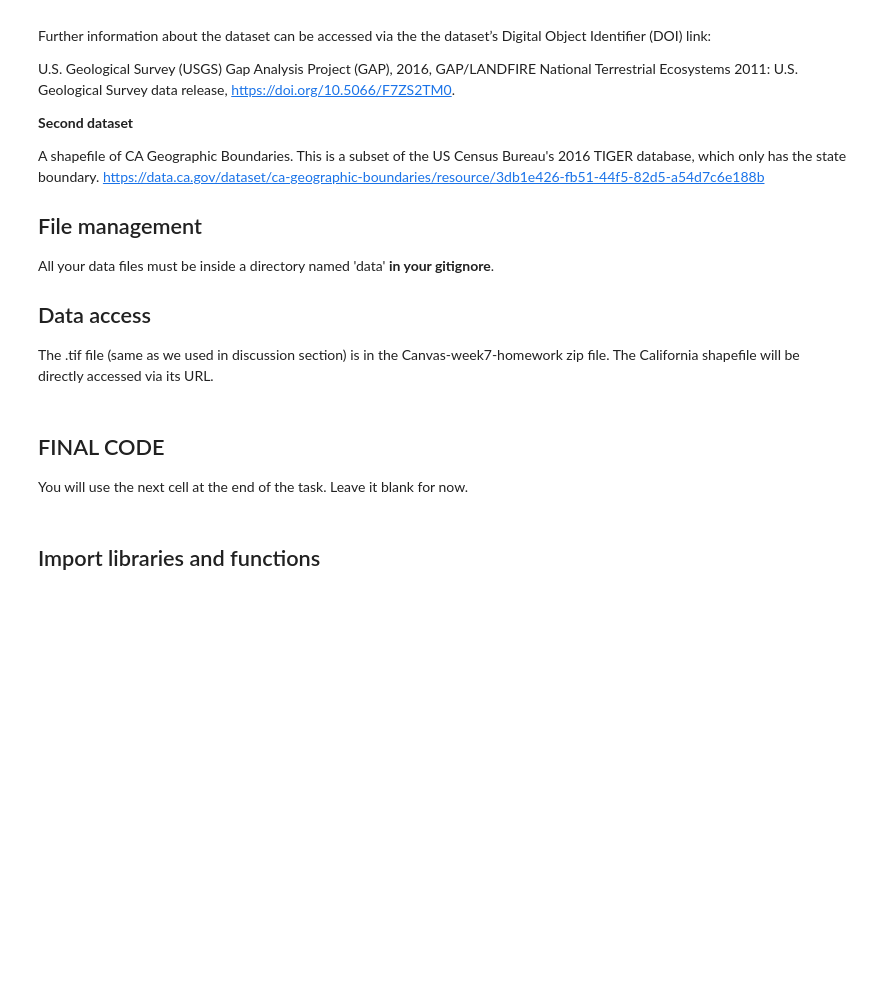
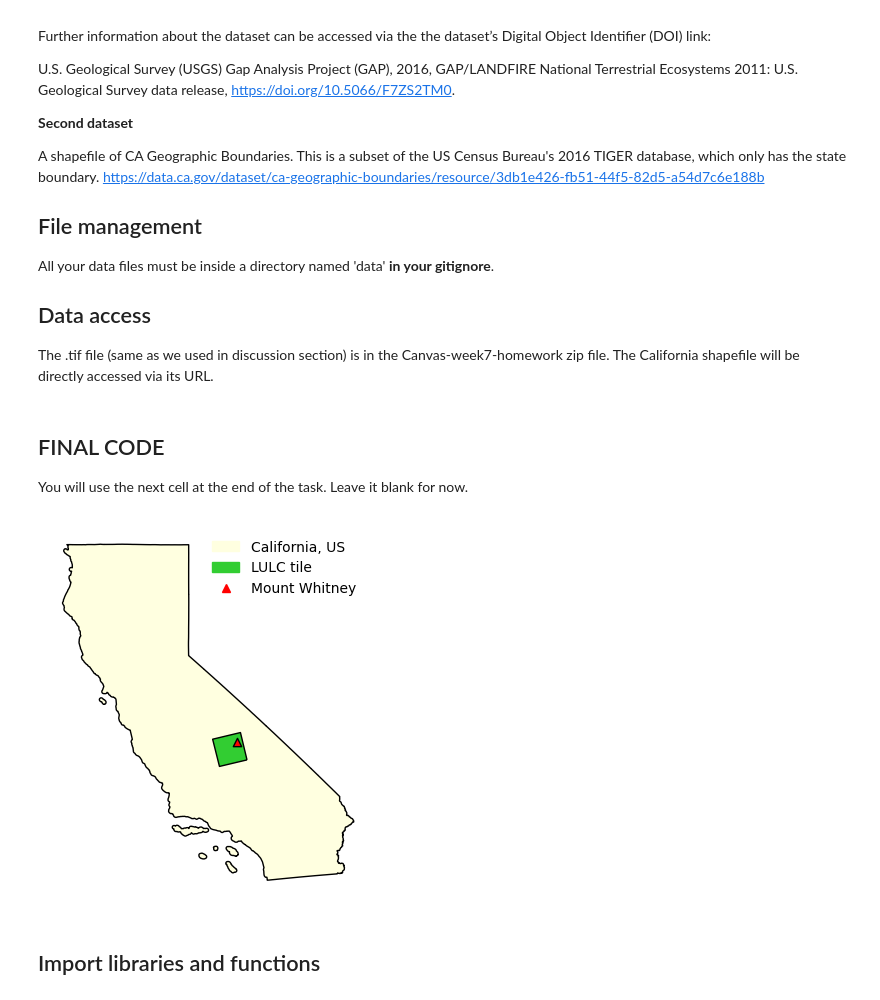
Before and after one commit to amandaherbst/eds220-hwk-4, a Jupyter notebook: hwk4-task1-whitney-map.ipynb, the cells around one changed output. Drawn from its saved outputs; the diff is of its cells as text; code cells hidden in the pictures; blank space fills up the shorter version.

```diff
--- a/hwk4-task1-whitney-map.ipynb
+++ b/hwk4-task1-whitney-map.ipynb
@@ -42,6 +42,89 @@ The .tif file (same as we used in discussion section) is in the Canvas-week7-hom
 You will use the next cell at the end of the task. Leave it blank for now.
 # %%
 ### ===== FINAL CODE =====
+
+# import libraries and functions
+import os
+import rioxarray as rioxr
+import geopandas as gpd
+
+import matplotlib.pyplot as plt
+import matplotlib.lines as mlines # for creating legends
+import matplotlib.patches as mpatches # for creating legends
+import shapely.geometry
+
+# ===== Import Data =====
+
+# import raster file using filepath
+lulc = rioxr.open_rasterio(os.path.join(os.getcwd(),'data', 'land_cover.tif'))
+
+# import CA shapefile from url
+ca = gpd.read_file('https://data.ca.gov/dataset/e212e397-1277-4df3-8c22-40721b095f33/resource/3db1e426-fb51-44f5-82d5-a54d7c6e188b/download/ca-state-boundary.zip')
+
+# ===== Format Data as GeoDataFrames ======
+# lulc bounding box
+lulc_bounds = shapely.geometry.box(*lulc.rio.bounds())
+
+# create GeoDataFrame with geometry = lulc bounding box
+bbox = gpd.GeoDataFrame(geometry = [lulc_bounds],
+                       crs = lulc.rio.crs)
+
+# create geodataframe containing geometry of mt. whitney point
+mt_whitney = gpd.GeoDataFrame(geometry = [shapely.Point((-118.29243177116444,36.5785188140882))], # coordinates acquired from GeoJSON map
+                             crs = 'epsg:4326')
+
+# ===== Reproject Data for plotting =====
+
+# reproject bbox to ca crs for plotting
+bbox = bbox.to_crs(ca.crs)
+
+# reproject mt_whitney to ca crs for plotting
+mt_whitney = mt_whitney.to_crs(ca.crs)
+
+# ===== Plot =====
+
+# create map axes
+fig, ax = plt.subplots()
+# ------------------------------------------------------
+# plot CA outline
+ca.plot(ax = ax,
+       color = "lightyellow",
+       edgecolor = "black")
+# create ca patch for legend
+ca_patch = mpatches.Patch(color = 'lightyellow',
+                         label = 'California, US')
+# ------------------------------------------------------
+# plot lulc bounding box
+bbox.plot(ax = ax,
+         color = 'limegreen',
+         edgecolor = 'black')
+# create bbox patch for legend
+bbox_patch = mpatches.Patch(color = 'limegreen',
+                         label = 'LULC tile')
+# ------------------------------------------------------
+# plot Mt. Whitney point
+mt_whitney.plot(ax = ax,
+               color = "red",
+                edgecolor = "black",
+               marker = "^")
+# create Mt. Whitney patch for legend
+whitney_patch = mlines.Line2D([],[],
+                             color = "red",
+                             marker = "^",
+                             linestyle = "None",
+                             label = "Mount Whitney")
+# ------------------------------------------------------
+# create legend
+ax.legend(handles = [ca_patch, bbox_patch, whitney_patch],
+          frameon = False,
+         loc = 'upper right')
+
+# turn off axes
+ax.axis("off")
+
+plt.show()
+# %% [output]
+[figure, added]
 # %% [markdown]
 ## Import libraries and functions
 # %%
```
Also changed, not shown: parts of 8 cells of this notebook.
